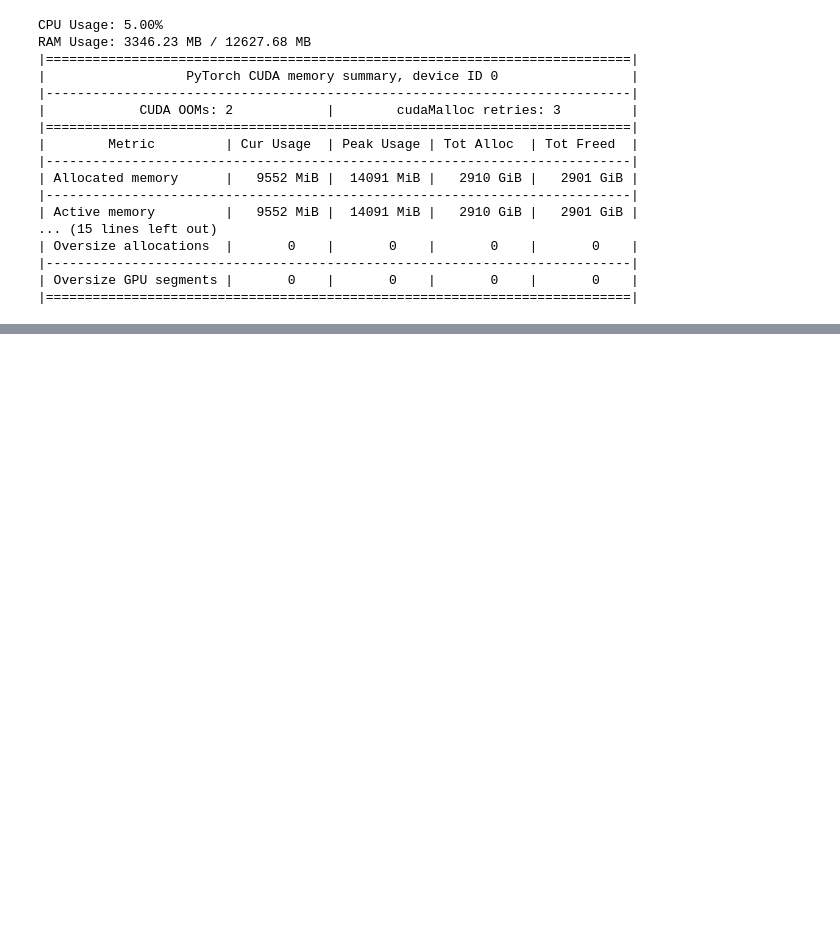
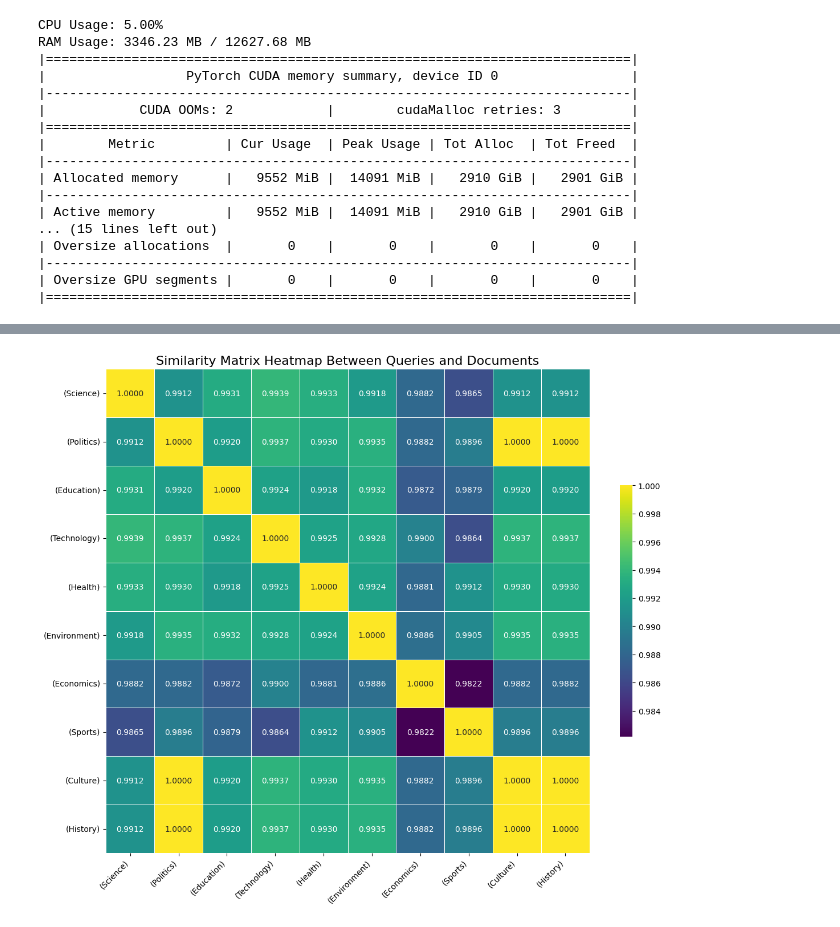
Before and after one commit to ShresthaAnkit/InternTasks, a Jupyter notebook: Alibaba Embedding Model Test/SentenceTransformerModelTest.ipynb, the cells around one changed output, grey strips where cells are left out. Cells and saved outputs as stored; diff of their text form; code cells hidden in the pictures; blank space fills up the shorter version.

```diff
--- a/Alibaba Embedding Model Test/SentenceTransformerModelTest.ipynb
+++ b/Alibaba Embedding Model Test/SentenceTransformerModelTest.ipynb
@@ -402,0 +918,11 @@ RAM Usage: 3346.23 MB / 12627.68 MB
+# %%
+@time_it
+def embed_query_llamacpp_batch(input):
+  query_embeddings = []
+  display_resource_usage()
+  for text in input:
+    #query_embeddings.append(embed_query_llamacpp(text))
+    query_embeddings.append(llm.create_embedding(text)['data'][0]['embedding'])
+  return query_embeddings
+# %%
+query_embeddings_llama = embed_query_llamacpp_batch(queries)
@@ -402,0 +950,11 @@ RAM Usage: 3346.23 MB / 12627.68 MB
+# %%
+@time_it
+def embed_document_llamacpp_batch(input):
+  document_embeddings = []
+  display_resource_usage()
+  for text in input:
+    #document_embeddings.append(embed_query_llamacpp(text))
+    document_embeddings.append(llm.create_embedding(text)['data'][0]['embedding'])
+  return document_embeddings
+# %%
+document_embeddings_llama = embed_document_llamacpp_batch(documents)
@@ -402,0 +998,4 @@ RAM Usage: 3346.23 MB / 12627.68 MB
+# %%
+show_heatmap(query_embeddings_llama,document_embeddings_llama)
+# %% [output]
+[figure, added]
```
Also changed, not shown: parts of 56 cells of this notebook.
